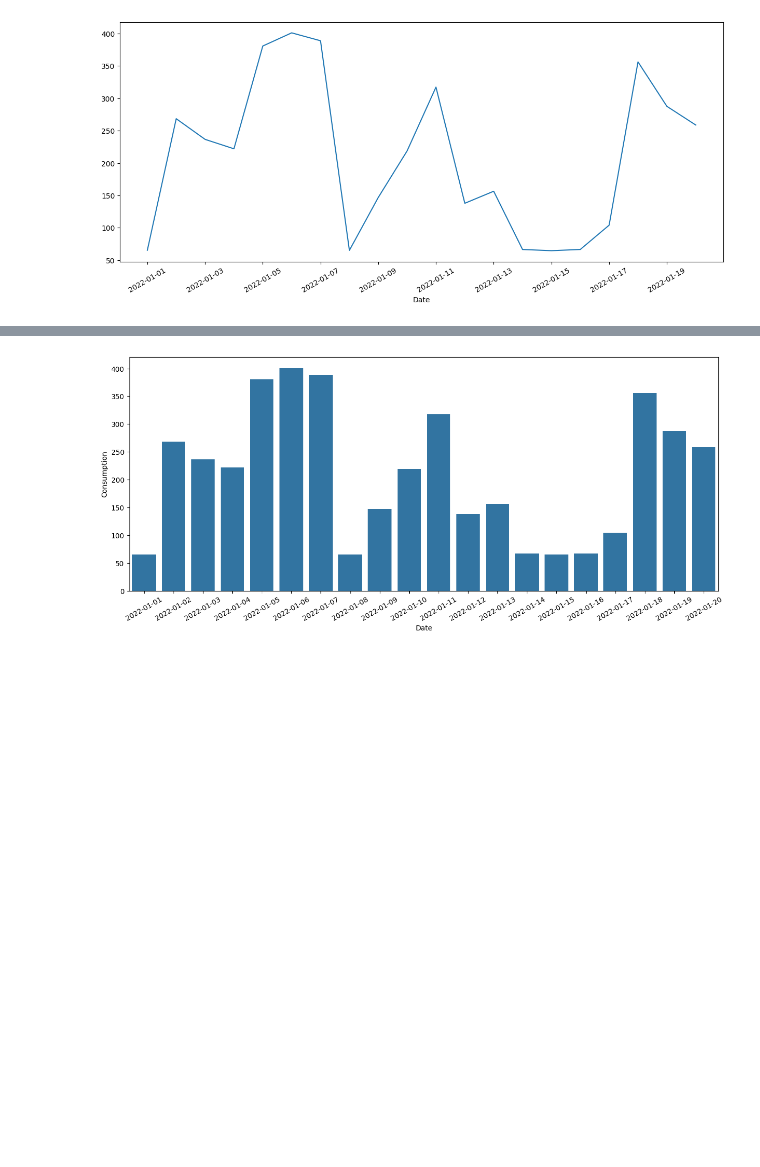
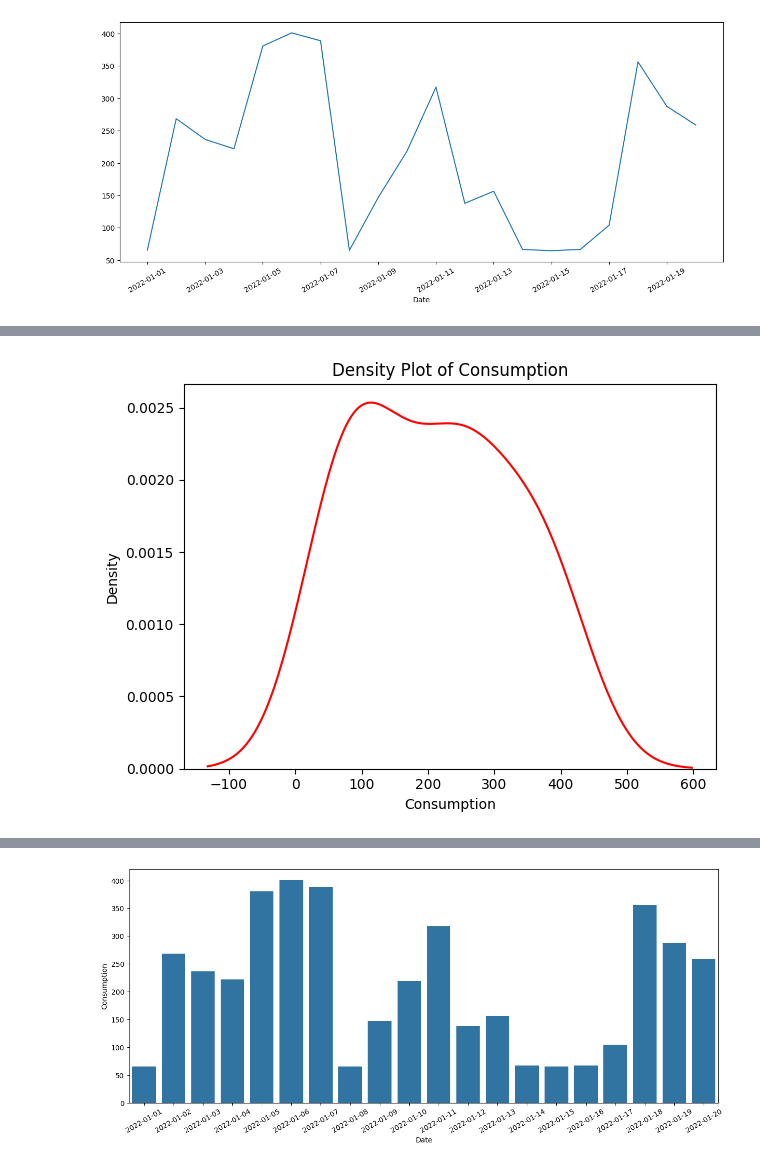
Before and after one commit to szm7/Predictive-Analysis, a Jupyter notebook: PA_Lab7.ipynb, the cells around one changed output, grey strips where cells are left out. Cells and saved outputs as stored; diff of their text form; code cells hidden in the pictures; blank space fills up the shorter version.

```diff
--- a/PA_Lab7.ipynb
+++ b/PA_Lab7.ipynb
@@ -74,0 +98,9 @@ plt.show()
+# %%
+sns.kdeplot(df['Consumption'], color='red')
+plt.title('Density Plot of Consumption')
+plt.xlabel('Consumption')
+plt.ylabel('Density')
+plt.tight_layout()
+plt.show()
+# %% [output]
+[figure, added]
```
Also changed, not shown: parts of 7 cells of this notebook.
